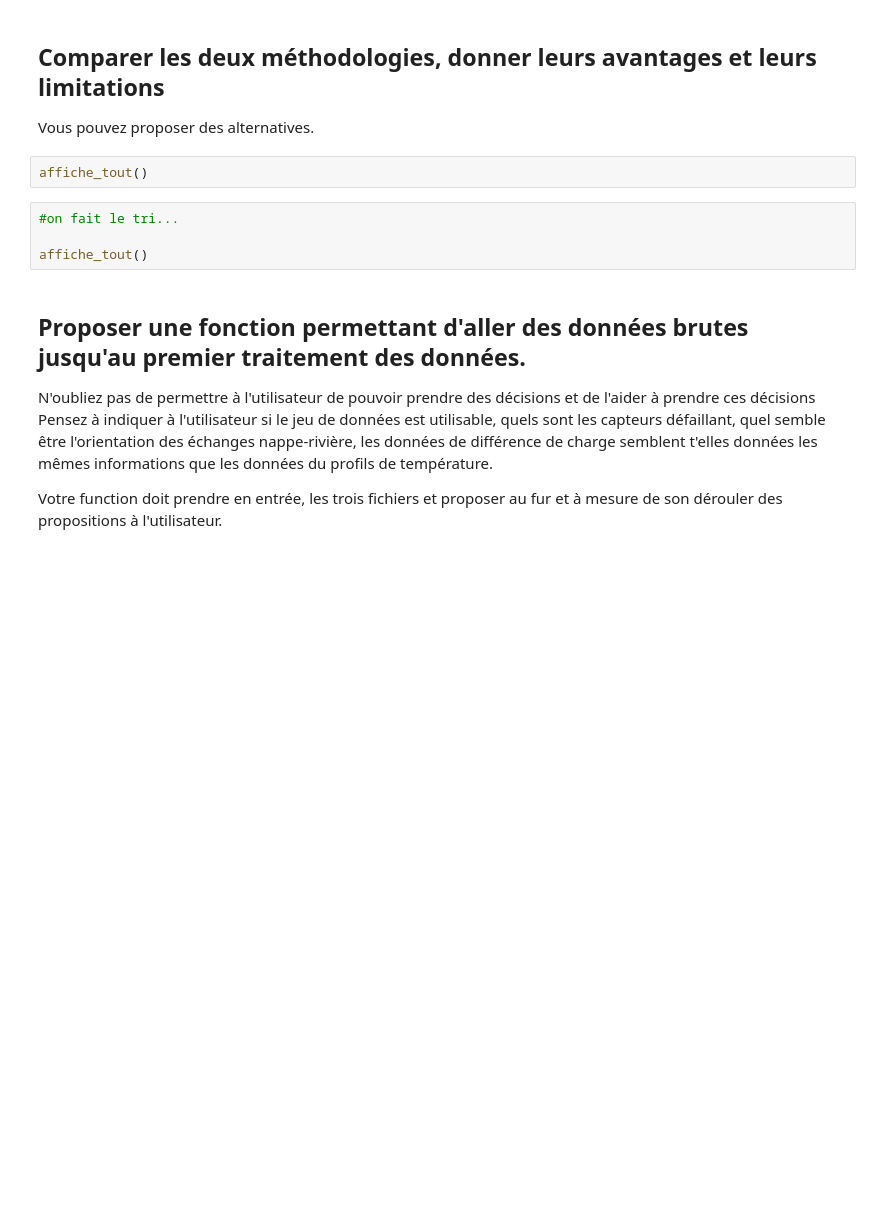
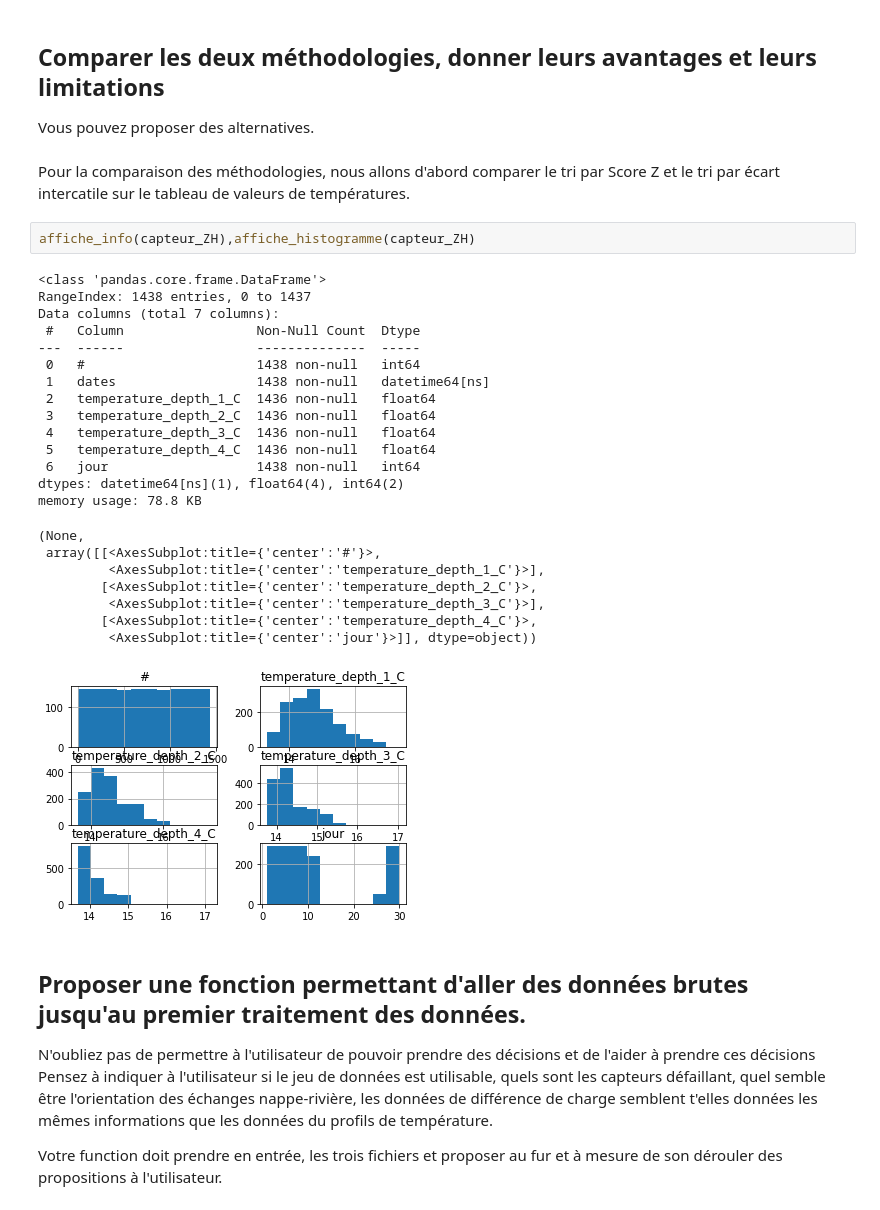
Before and after one commit to ameliemelorene/MOLONARI_1D_RESOURCES, a Jupyter notebook: Students/BONIN-IMPEROR.ipynb, the cells around one changed output. Drawn from its saved outputs; the diff is of its cells as text; blank space fills up the shorter version.

Commit message:
Update BONIN-IMPEROR.ipynb
tri ZH fonctionne, ajout de fonctions de tris inplace ou non inplace pour pouvoir effectuer les textes de comparaison

```diff
--- a/Students/BONIN-IMPEROR.ipynb
+++ b/Students/BONIN-IMPEROR.ipynb
@@ -365,12 +402,33 @@ for (indice,colname) in enumerate(capteur_ZH):
 # %% [markdown]
 ## Comparer les deux méthodologies, donner leurs avantages et leurs limitations
 Vous pouvez proposer des alternatives.
-# %%
-affiche_tout()
-# %%
-#on fait le tri...
-
-affiche_tout()
+# %% [markdown]
+Pour la comparaison des méthodologies, nous allons d'abord comparer le tri par Score Z et le tri par écart intercatile sur le tableau de valeurs de températures.
+# %%
+affiche_info(capteur_ZH),affiche_histogramme(capteur_ZH)
+# %% [output]
+<class 'pandas.core.frame.DataFrame'>
+RangeIndex: 1438 entries, 0 to 1437
+Data columns (total 7 columns):
+ #   Column                 Non-Null Count  Dtype
+---  ------                 --------------  -----
+ 0   #                      1438 non-null   int64
+ 1   dates                  1438 non-null   datetime64[ns]
+ 2   temperature_depth_1_C  1436 non-null   float64
+ 3   temperature_depth_2_C  1436 non-null   float64
+ 4   temperature_depth_3_C  1436 non-null   float64
+ 5   temperature_depth_4_C  1436 non-null   float64
+ 6   jour                   1438 non-null   int64
+dtypes: datetime64[ns](1), float64(4), int64(2)
+memory usage: 78.8 KB
+(None,
+ array([[<AxesSubplot:title={'center':'#'}>,
+         <AxesSubplot:title={'center':'temperature_depth_1_C'}>],
+        [<AxesSubplot:title={'center':'temperature_depth_2_C'}>,
+         <AxesSubplot:title={'center':'temperature_depth_3_C'}>],
+        [<AxesSubplot:title={'center':'temperature_depth_4_C'}>,
+         <AxesSubplot:title={'center':'jour'}>]], dtype=object))
+[figure, added]
 # %% [markdown]
 ## Proposer une fonction permettant d'aller des données brutes jusqu'au premier traitement des données.
 
```
Also changed, not shown: parts of 24 cells of this notebook.
